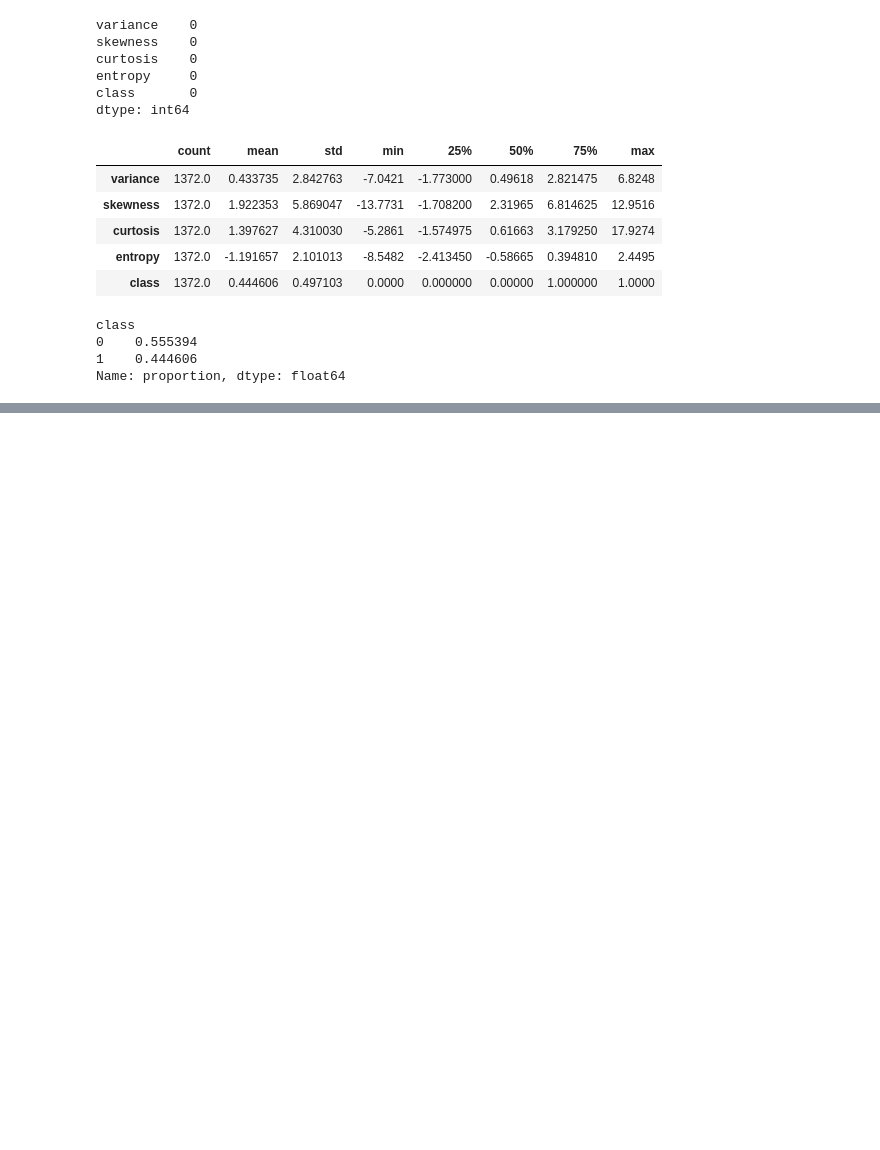
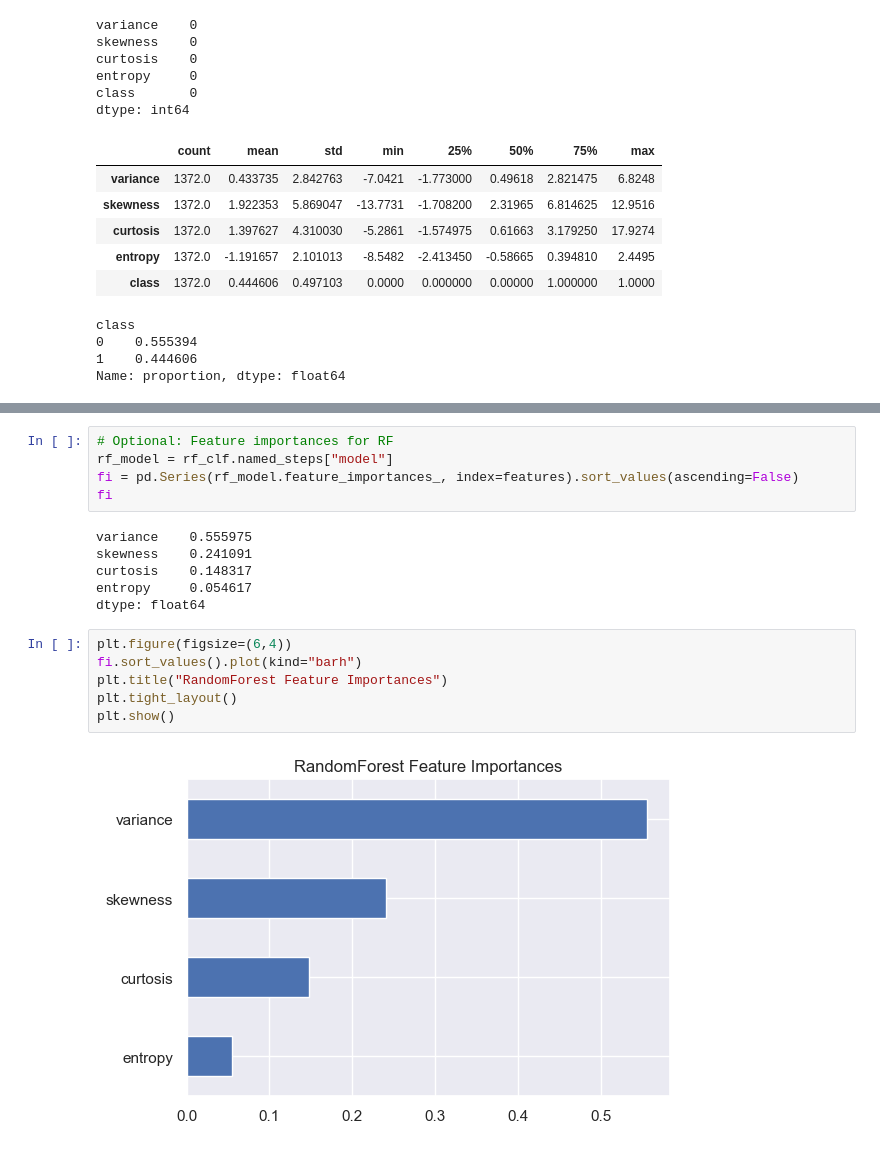
Before and after one commit to 14dstcyr/applied-ml-dstcyr, a Jupyter notebook: notebooks/midterm/classification_dstcyr.ipynb, the cells around one changed output, grey strips where cells are left out. Cells and saved outputs as stored; diff of their text form; blank space fills up the shorter version.

```diff
--- a/notebooks/midterm/classification_dstcyr.ipynb
+++ b/notebooks/midterm/classification_dstcyr.ipynb
@@ -117,0 +308,19 @@ Name: proportion, dtype: float64
+# %%
+# Optional: Feature importances for RF
+rf_model = rf_clf.named_steps["model"]
+fi = pd.Series(rf_model.feature_importances_, index=features).sort_values(ascending=False)
+fi
+# %% [output]
+variance    0.555975
+skewness    0.241091
+curtosis    0.148317
+entropy     0.054617
+dtype: float64
+# %%
+plt.figure(figsize=(6,4))
+fi.sort_values().plot(kind="barh")
+plt.title("RandomForest Feature Importances")
+plt.tight_layout()
+plt.show()
+# %% [output]
+[figure, added]
```
Also changed, not shown: parts of 12 cells of this notebook, 3 other files.
